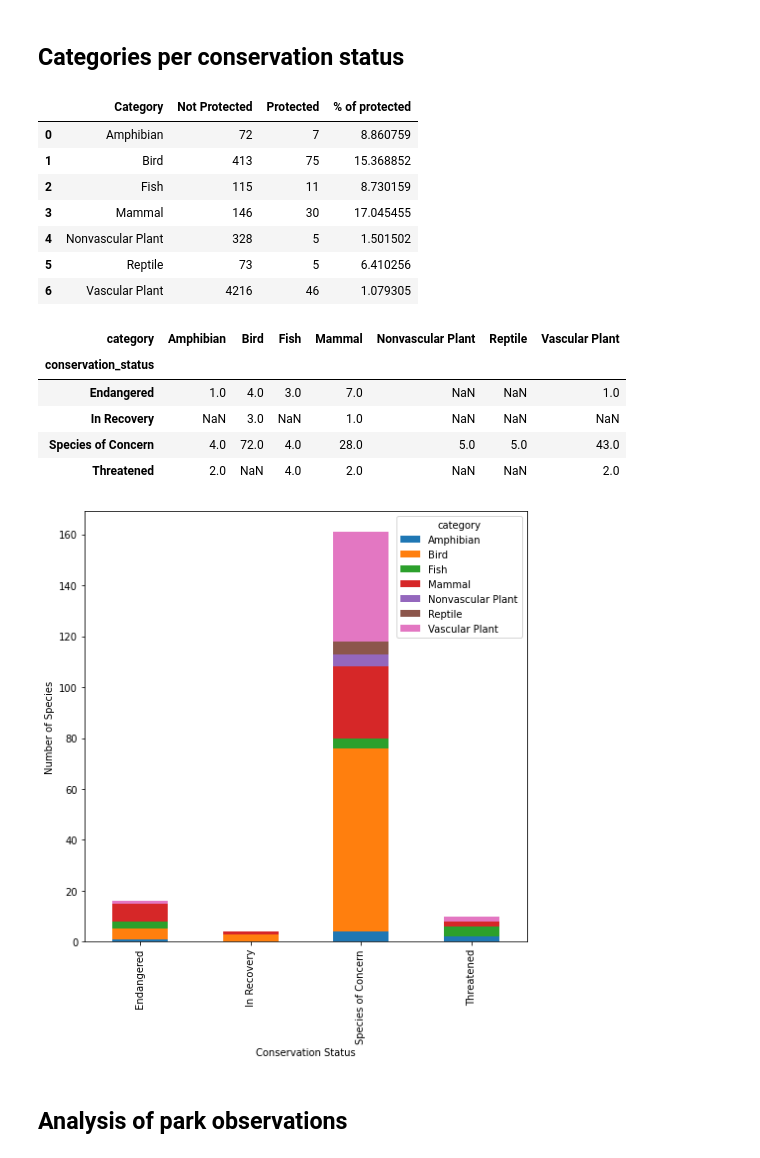
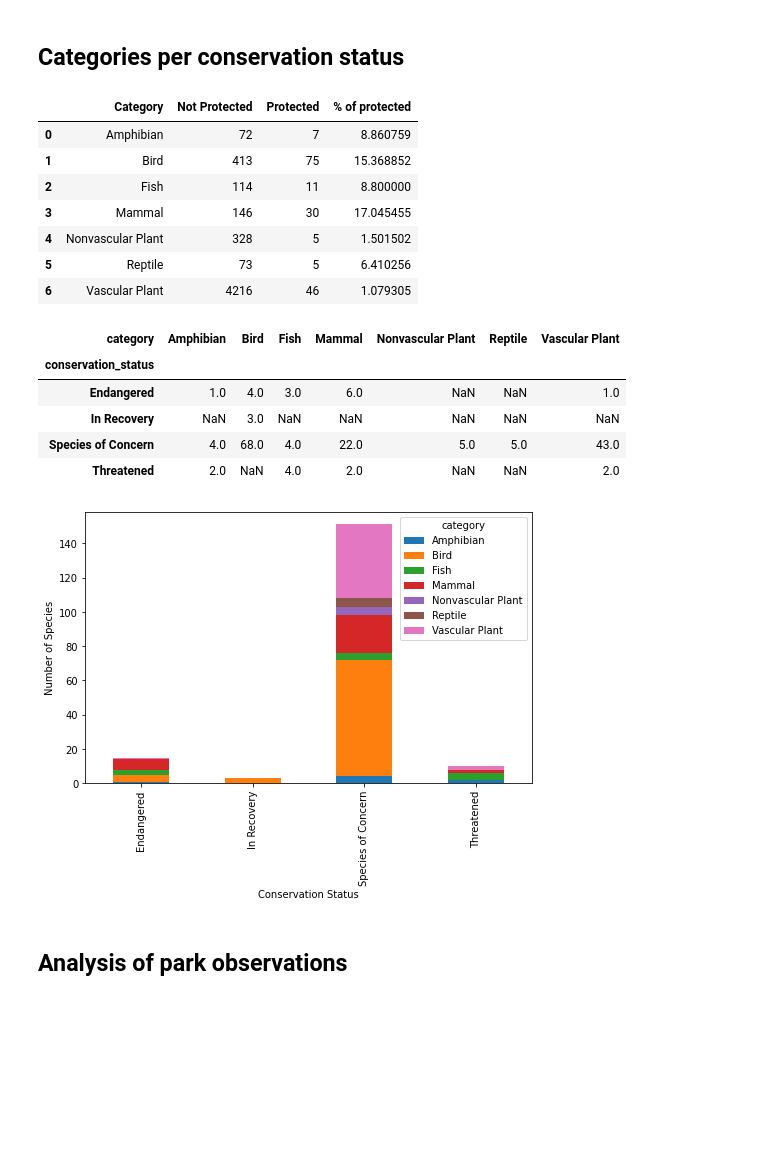
Before and after one commit to R0go/BioDiversity, a Jupyter notebook: biodiversity.ipynb, the cells around one changed output. Drawn from its saved outputs; the diff is of its cells as text; code cells hidden in the pictures; blank space fills up the shorter version.

```diff
--- a/biodiversity.ipynb
+++ b/biodiversity.ipynb
@@ -78,8 +78,7 @@ species_info['conservation_status'] = species_info['conservation_status'].fillna
 
 #creating categorical data out of conservation status
 species_info["conservation_status"] = species_info["conservation_status"].astype("category")
-species_info["conservation_status"].cat.reorder_categories(['Endangered', 'Threatened', 'Species of Concern', 'In Recovery', 'Species of no concern'], ordered=True)
-species_info.sort_values(by='conservation_status', inplace=True, ascending=True)
+species_info["conservation_status"] = species_info["conservation_status"].cat.reorder_categories(['Endangered', 'Threatened', 'Species of Concern', 'In Recovery', 'Species of no concern'], ordered=True)
 
 #checking uniques
 print(species_info.conservation_status.unique())
@@ -112,3 +111,6 @@ species_info_dup.head(10)
+# %%
+species_info.sort_values(by='conservation_status', inplace=True, ascending=True)
+species_info.drop_duplicates(subset='scientific_name', keep='first', inplace=True)
 # %%
 def kingdom_check(x):
     if x in ['Vascular Plant', 'Nonvascular Plant']:
@@ -250,7 +252,7 @@ species_grouping
 |  | Category | Not Protected | Protected | % of protected |
 | 0 | Amphibian | 72 | 7 | 8.860759 |
 | 1 | Bird | 413 | 75 | 15.368852 |
-| 2 | Fish | 115 | 11 | 8.730159 |
+| 2 | Fish | 114 | 11 | 8.800000 |
 | 3 | Mammal | 146 | 30 | 17.045455 |
 | 4 | Nonvascular Plant | 328 | 5 | 1.501502 |
 | 5 | Reptile | 73 | 5 | 6.410256 |
@@ -267,17 +269,17 @@ cat_per_cons_status
 # %% [output]
 | category | Amphibian | Bird | Fish | Mammal | Nonvascular Plant | Reptile | Vascular Plant |
 | conservation_status |  |  |  |  |  |  |  |
-| Endangered | 1.0 | 4.0 | 3.0 | 7.0 | NaN | NaN | 1.0 |
-| In Recovery | NaN | 3.0 | NaN | 1.0 | NaN | NaN | NaN |
-| Species of Concern | 4.0 | 72.0 | 4.0 | 28.0 | 5.0 | 5.0 | 43.0 |
+| Endangered | 1.0 | 4.0 | 3.0 | 6.0 | NaN | NaN | 1.0 |
+| In Recovery | NaN | 3.0 | NaN | NaN | NaN | NaN | NaN |
+| Species of Concern | 4.0 | 68.0 | 4.0 | 22.0 | 5.0 | 5.0 | 43.0 |
 | Threatened | 2.0 | NaN | 4.0 | 2.0 | NaN | NaN | 2.0 |
 # %%
-ax = cat_per_cons_status.plot(kind = 'bar', figsize=(8,8),
+ax = cat_per_cons_status.plot(kind = 'bar', figsize=(8,5),
                                stacked=True)
 ax.set_xlabel("Conservation Status")
 ax.set_ylabel("Number of Species");
 # %% [output]
-[figure, old version]
+[figure, new version]
 # %% [markdown]
 ## Analysis of park observations
 # %%
```
Also changed, not shown: parts of 19 cells of this notebook.
